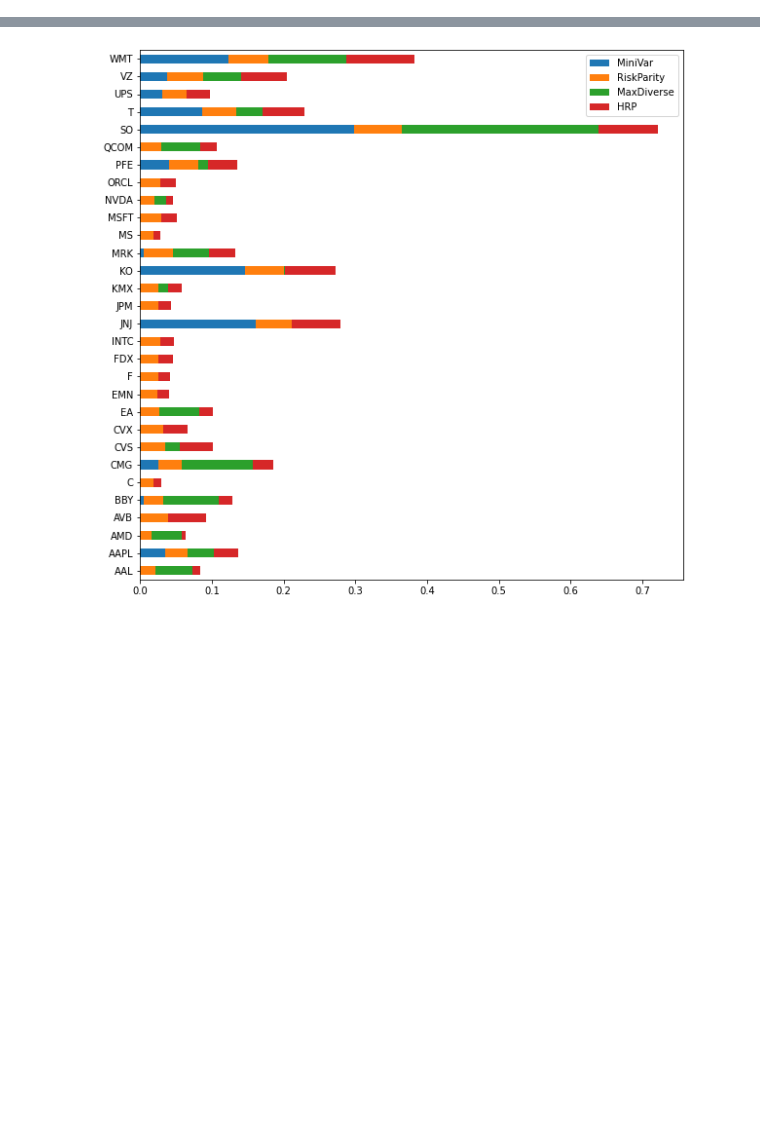
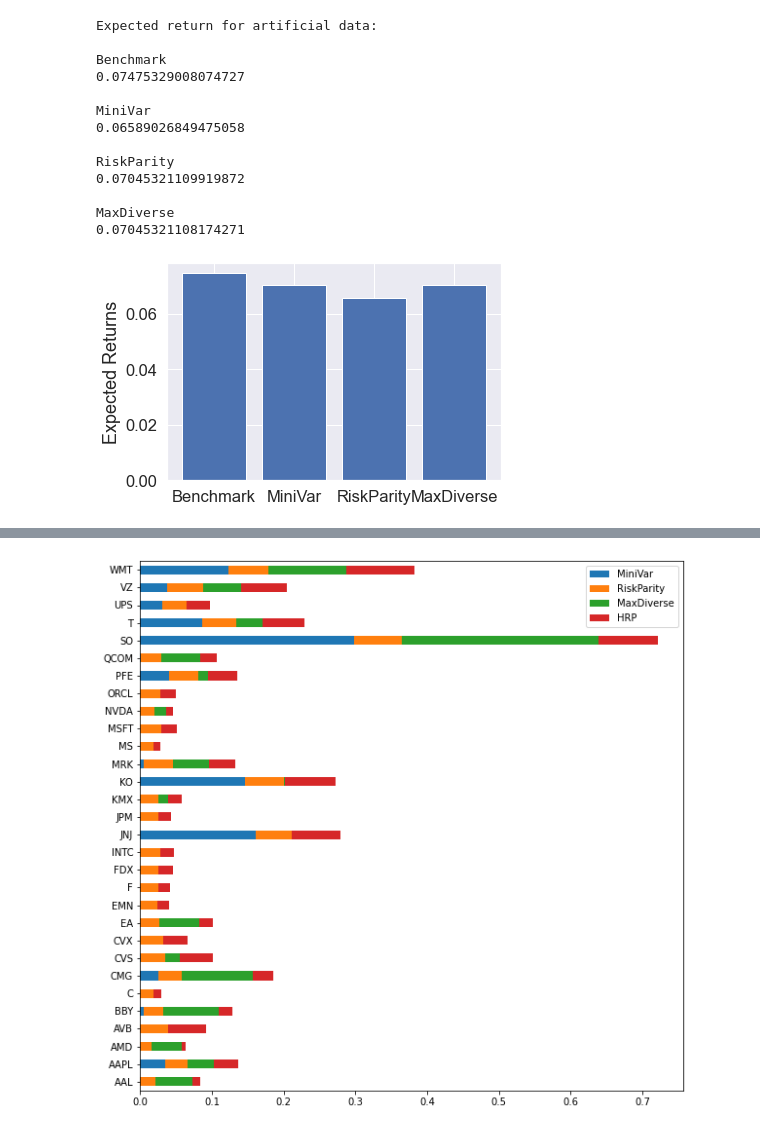
Before and after one commit to fishstoryyy/Project-2, a Jupyter notebook: demo.ipynb, the cells around one changed output, grey strips where cells are left out. Saved outputs shown, nothing was run; the diff lists cells and outputs as text; code cells hidden in the pictures; blank space fills up the shorter version.

```diff
--- a/demo.ipynb
+++ b/demo.ipynb
@@ -74,0 +68,41 @@ MaxDiverse
+# %%
+# Performance analysis
+Benchmark_returns_fake = np.sum(benchmark_weight_fake*mean_true)
+MiniVar_returns_fake = np.sum(MiniVar_weight_fake*mean_true)
+RiskParity_returns_fake = np.sum(RiskParity_weight_fake*mean_true)
+MaxDiverse_returns_fake = np.sum(MaxDiverse_weight_fake*mean_true)
+print()
+print("Expected return for artificial data:")
+print()
+print("Benchmark")
+print(Benchmark_returns_fake)
+print()
+print("MiniVar")
+print(MiniVar_returns_fake)
+print()
+print("RiskParity")
+print(RiskParity_returns_fake)
+print()
+print("MaxDiverse")
+print(MaxDiverse_returns_fake)
+
+ind = np.arange(4)
+plt.bar(ind, [Benchmark_returns_fake, RiskParity_returns_fake, MiniVar_returns_fake, MaxDiverse_returns_fake])
+plt.ylabel('Expected Returns')
+plt.xticks(ind, ('Benchmark', 'MiniVar', 'RiskParity', 'MaxDiverse'))
+plt.show()
+# %% [output]
+Expected return for artificial data:
+
+Benchmark
+0.07475329008074727
+
+MiniVar
+0.06589026849475058
+
+RiskParity
+0.07045321109919872
+
+MaxDiverse
+0.07045321108174271
+[figure, added]
```
Also changed, not shown: parts of 10 cells of this notebook.
